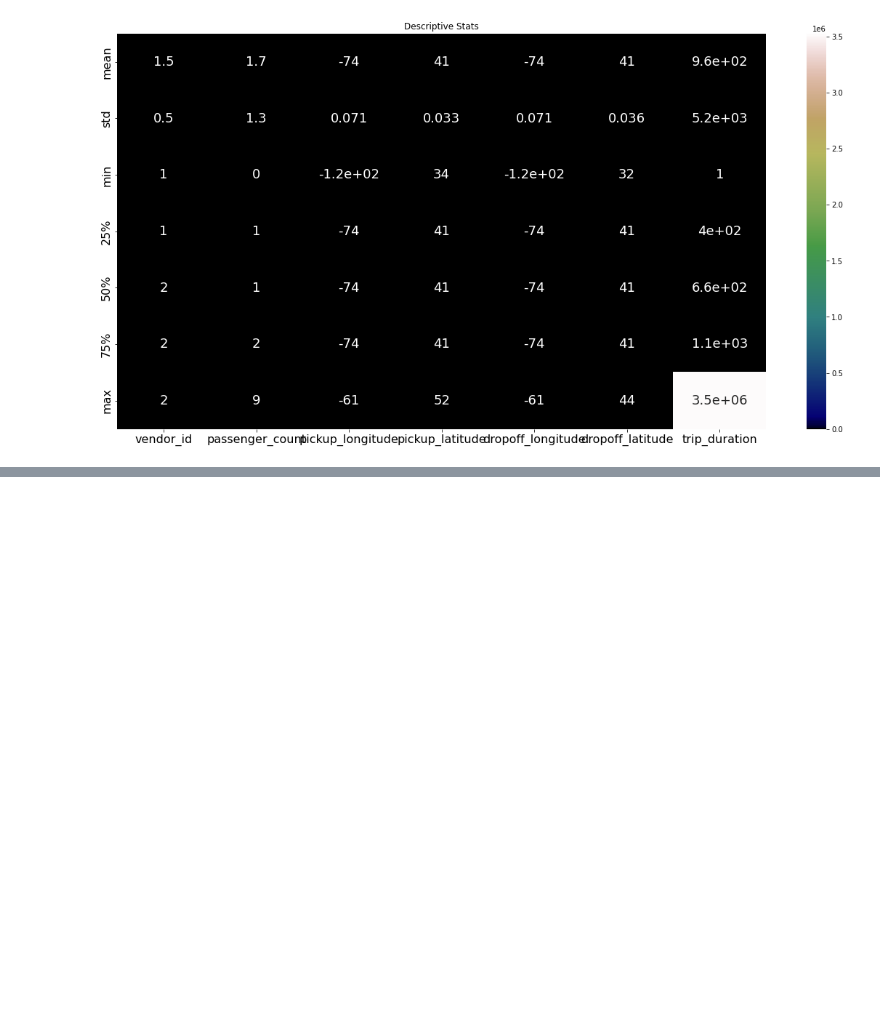
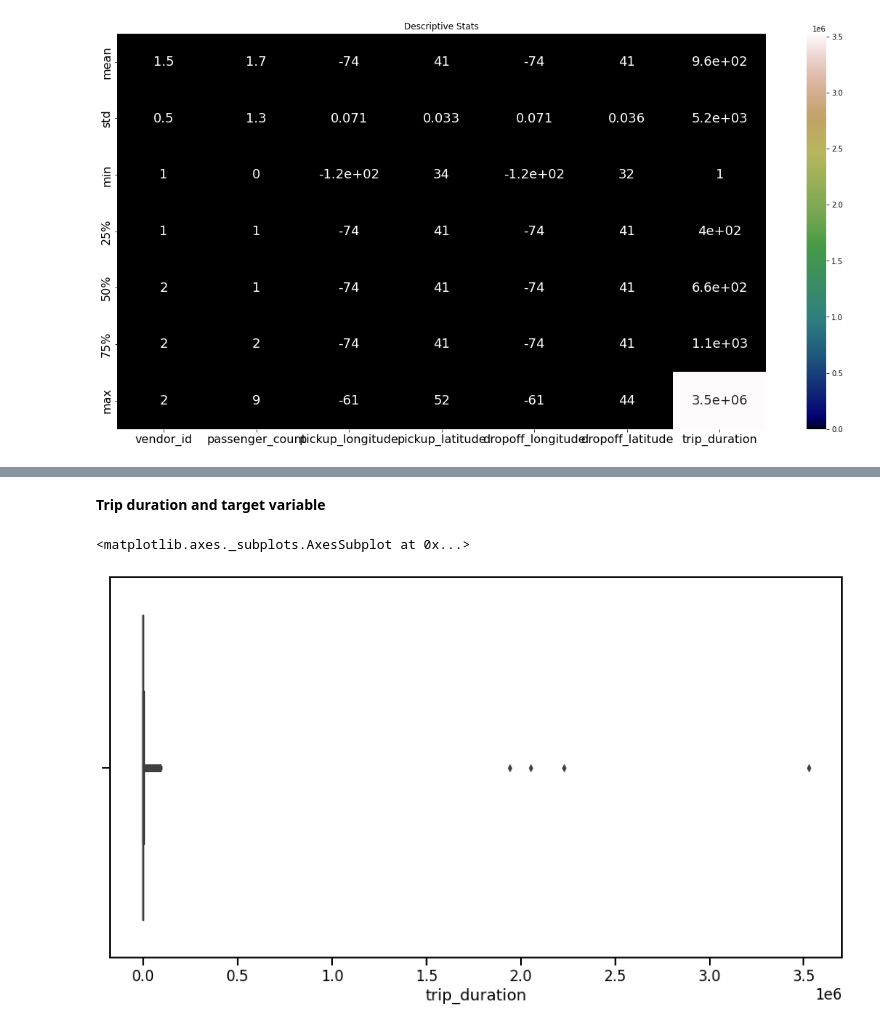
Before and after one commit to Rajvee-Sharma/NYC-Taxi-Trip-Prediction, a Jupyter notebook: Untitled0.ipynb, the cells around one changed output, grey strips where cells are left out. Saved outputs shown, nothing was run; the diff lists cells and outputs as text; code cells hidden in the pictures; blank space fills up the shorter version.

```diff
--- a/Untitled0.ipynb
+++ b/Untitled0.ipynb
@@ -155,0 +255,10 @@ Text(0.5, 1.0, 'Descriptive Stats')
+# %% [markdown]
+**Trip duration and target variable**
+# %%
+#Visualize the trip duration
+
+plt.figure(figsize=(15,8))
+sns.boxplot(df['trip_duration'])
+# %% [output]
+<matplotlib.axes._subplots.AxesSubplot at 0x...>
+[figure, added]
```
Also changed, not shown: parts of 21 cells of this notebook.
